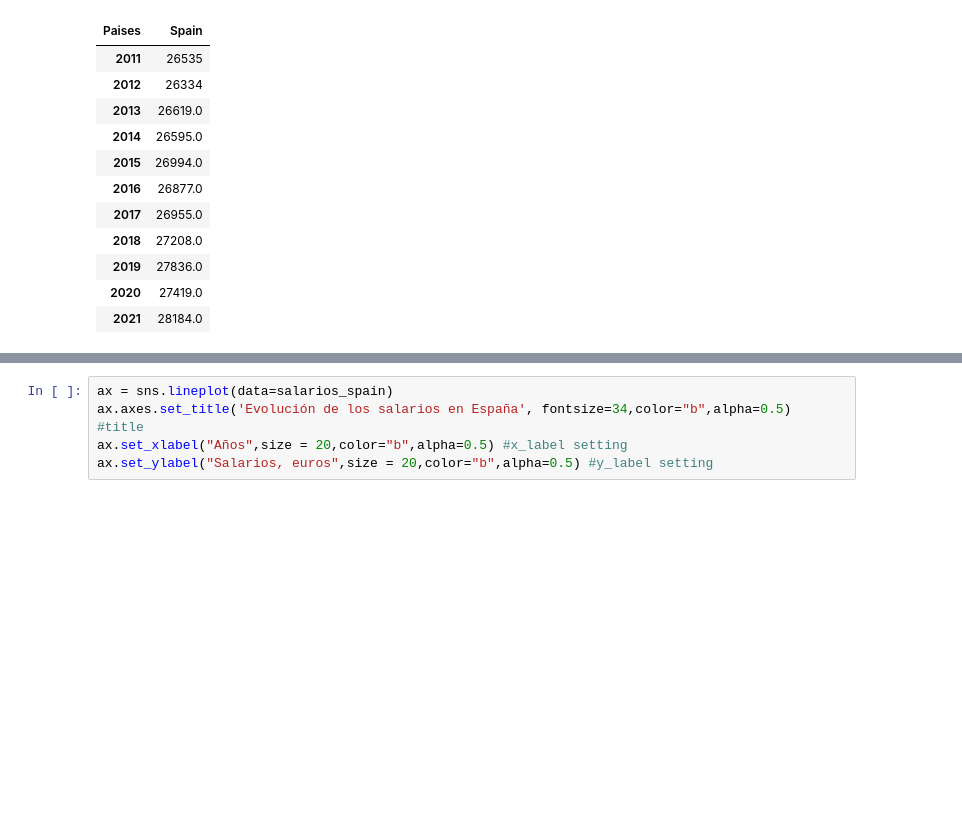
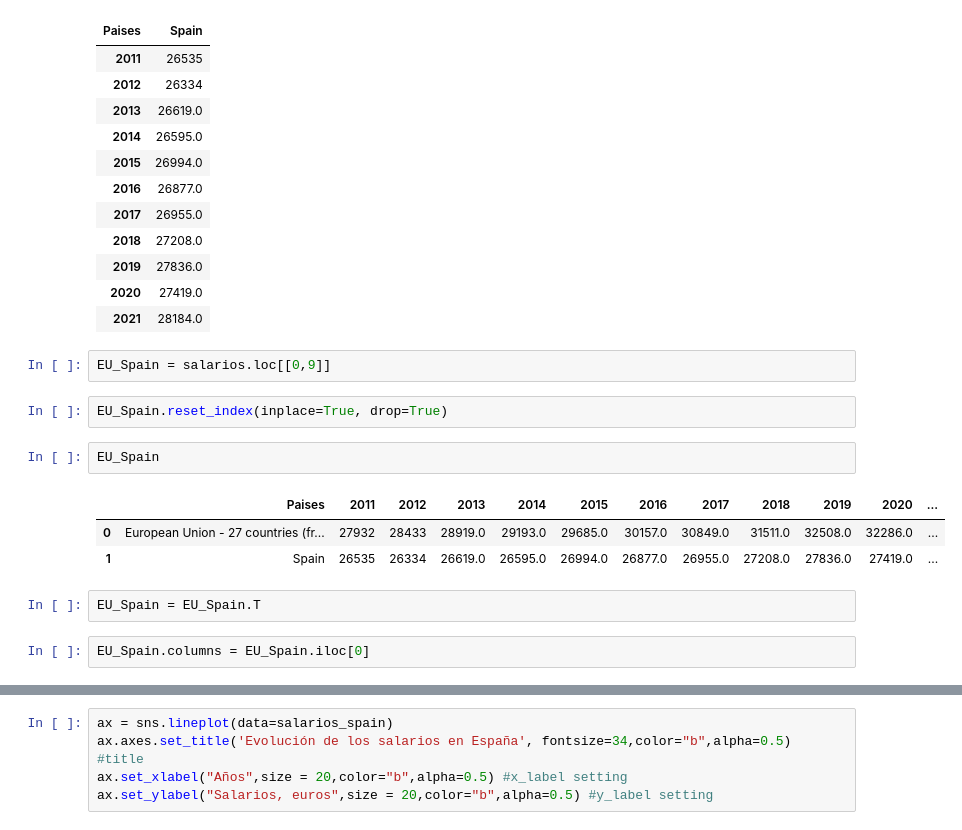
Before and after one commit to Lean788/EDA_vivienda_joven, a Jupyter notebook: src/Notebooks/analisis/analisis_jovenes.ipynb, the cells around one changed output, grey strips where cells are left out. Saved outputs shown, nothing was run; the diff lists cells and outputs as text; blank space fills up the shorter version.

```diff
--- a/src/Notebooks/analisis/analisis_jovenes.ipynb
+++ b/src/Notebooks/analisis/analisis_jovenes.ipynb
@@ -174,3 +174,17 @@ salarios_spain
 | 2019 | 27836.0 |
 | 2020 | 27419.0 |
 | 2021 | 28184.0 |
+# %%
+EU_Spain = salarios.loc[[0,9]]
+# %%
+EU_Spain.reset_index(inplace=True, drop=True)
+# %%
+EU_Spain
+# %% [output]
+|  | Paises | 2011 | 2012 | 2013 | 2014 | 2015 | 2016 | 2017 | 2018 | 2019 | 2020 | ... |
+| 0 | European Union - 27 countries (fr... | 27932 | 28433 | 28919.0 | 29193.0 | 29685.0 | 30157.0 | 30849.0 | 31511.0 | 32508.0 | 32286.0 | ... |
+| 1 | Spain | 26535 | 26334 | 26619.0 | 26595.0 | 26994.0 | 26877.0 | 26955.0 | 27208.0 | 27836.0 | 27419.0 | ... |
+# %%
+EU_Spain = EU_Spain.T
+# %%
+EU_Spain.columns = EU_Spain.iloc[0]
```
Also changed, not shown: parts of 6 cells of this notebook, 1 other file.
